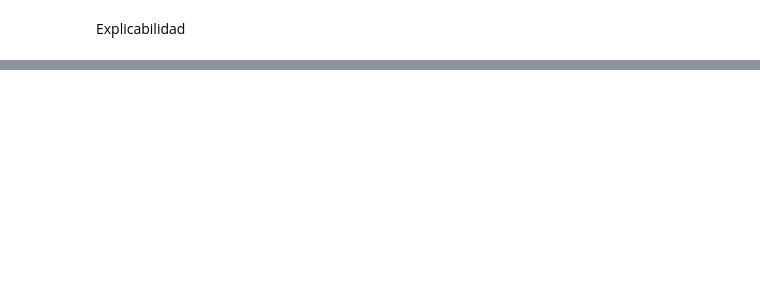
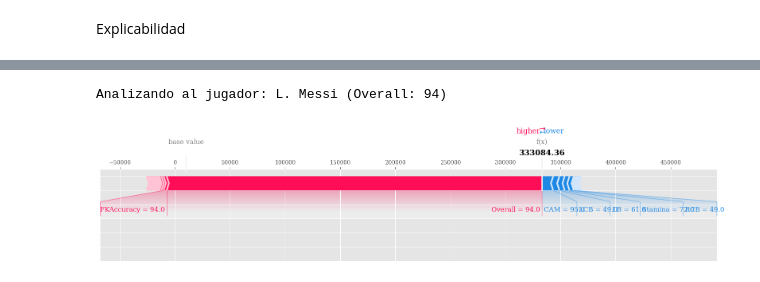
Before and after one commit to samuelcardenasg23/taller1-mlds, a Jupyter notebook: Regresión_con_RF_y_GB.ipynb, the cells around one changed output, grey strips where cells are left out. Saved outputs shown, nothing was run; the diff lists cells and outputs as text; code cells hidden in the pictures; blank space fills up the shorter version.

```diff
--- a/Regresión_con_RF_y_GB.ipynb
+++ b/Regresión_con_RF_y_GB.ipynb
@@ -367,0 +452,15 @@ train_gb_shap_values = ### CÓDIGO AQUÍ ###
+# %%
+# Grafiquemos los valores SHAP para un ejemplo del conjunto de test
+shap.initjs()
+
+# Jugador con alto Overall
+high_overall_index = X_test['Overall'].idxmax()
+player_name = data.loc[high_overall_index, 'Name']
+print(f"Analizando al jugador: {player_name} (Overall: {X_test.loc[high_overall_index, 'Overall']})")
+
+shap.force_plot(gb_explainer.expected_value,
+                test_gb_shap_values[X_test.index.get_loc(high_overall_index)],
+                X_test.iloc[X_test.index.get_loc(high_overall_index)],
+                matplotlib=True,
+                show=True)
+# %% [output]
@@ -367,0 +468,2 @@ train_gb_shap_values = ### CÓDIGO AQUÍ ###
+Analizando al jugador: L. Messi (Overall: 94)
+[figure, added]
```
Also changed, not shown: parts of 17 cells of this notebook.
